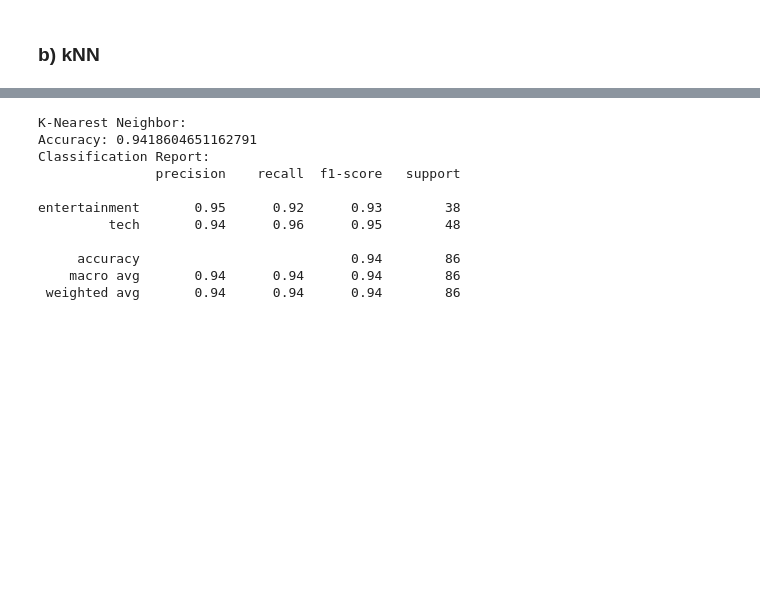
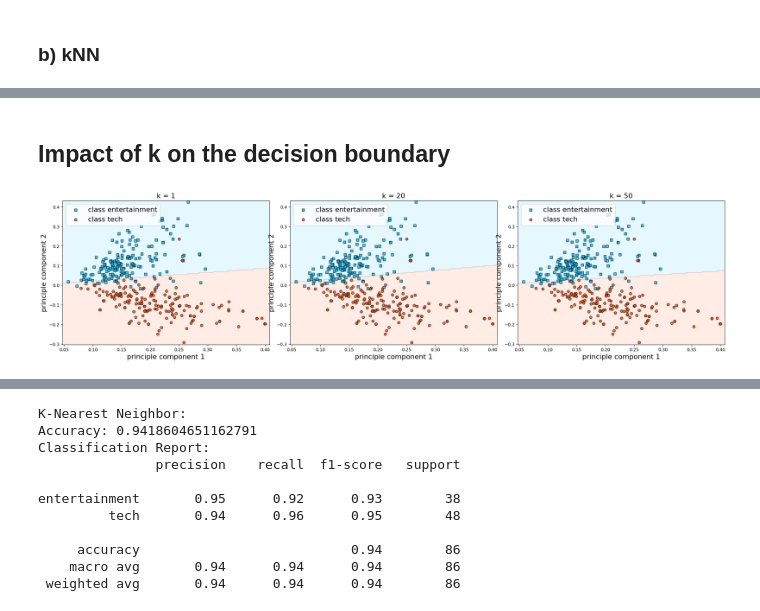
Before and after one commit to jeffcct/Tutorial-5, a Jupyter notebook: Assignment/draft.ipynb, the cells around one changed output, grey strips where cells are left out. Cells and saved outputs as stored; diff of their text form; code cells hidden in the pictures; blank space fills up the shorter version.

Commit message:
Updated knn code with pipeline

```diff
--- a/Assignment/draft.ipynb
+++ b/Assignment/draft.ipynb
@@ -260,7 +391,7 @@ entertainment       0.97      0.97      0.97        38
 
 NBmodel = MultinomialNB()
 
-NBmodel.fit(X_train_tfid, y_train)
+NBmodel.fit(X_train_tfidf, y_train)
 pred = NBmodel.predict(X_test_count)
 
 print('Gaussian Naive Bayes')
@@ -302,18 +433,26 @@ print(words[best_20])
 # %%
 knn = KNeighborsClassifier()
 
+# Create pipeline for kNN cross validation
+knn_pipeline = Pipeline([
+    ('vectorizer', TfidfVectorizer()),
+    ('clf', KNeighborsClassifier())
+])
 # Define parameters for GridSearchCV
 knn_param_grid = {
-    "n_neighbors": range(1, 50),
-    "metric": ["euclidean", "manhattan", "minkowski", "cosine"]
+    "clf__n_neighbors": range(1, 50),
+    "clf__metric": ["euclidean", "minkowski", "cosine"]
 }
 
+### DELETE LATER: CAN't use  "manhattan" as distance matrix for non integers
 # use cross validation to find optimal parameters k and distance metric
-grid_search = GridSearchCV(knn, knn_param_grid, cv = 5)
-grid_search.fit(X_train_count, y_train)
+grid_search = GridSearchCV(knn_pipeline, knn_param_grid, cv = 5)
+
+# Use all of train.csv to find the best model for the training data
+grid_search.fit(data_X["Text"], data_X["Category"])
 best_params = grid_search.best_params_
-best_k = best_params["n_neighbors"]
-best_metric = best_params["metric"]
+best_k = best_params["clf__n_neighbors"]
+best_metric = best_params["clf__metric"]
 
 print(f'Best parameters: k = {best_k}, metric = {best_metric}')
 
@@ -322,0 +481,15 @@ Best parameters: k = 20, metric = cosine
+# %% [markdown]
+## Impact of k on the decision boundary
+# %%
+pca_knn = TruncatedSVD(n_components=2)
+pca_train_tfidf = pca_knn.fit_transform(X_train_tfidf)
+
+fig, ax = plt.subplots(1, 3, figsize=(24, 6))
+fig.subplots_adjust(left=0.0625, right=0.95, wspace=0.1)
+
+for axi, k in zip(ax, [1, 20, 50]):
+    model = KNeighborsClassifier(n_neighbors=k, metric="euclidean").fit(X_train_tfidf, y_train)
+    plot_decision_regions(pca_knn, pca_train_tfidf, y_train, axi, model)
+    axi.set_title(f'k = {k}', size=16)
+# %% [output]
+[figure, added]
```
Also changed, not shown: parts of 26 cells of this notebook.
